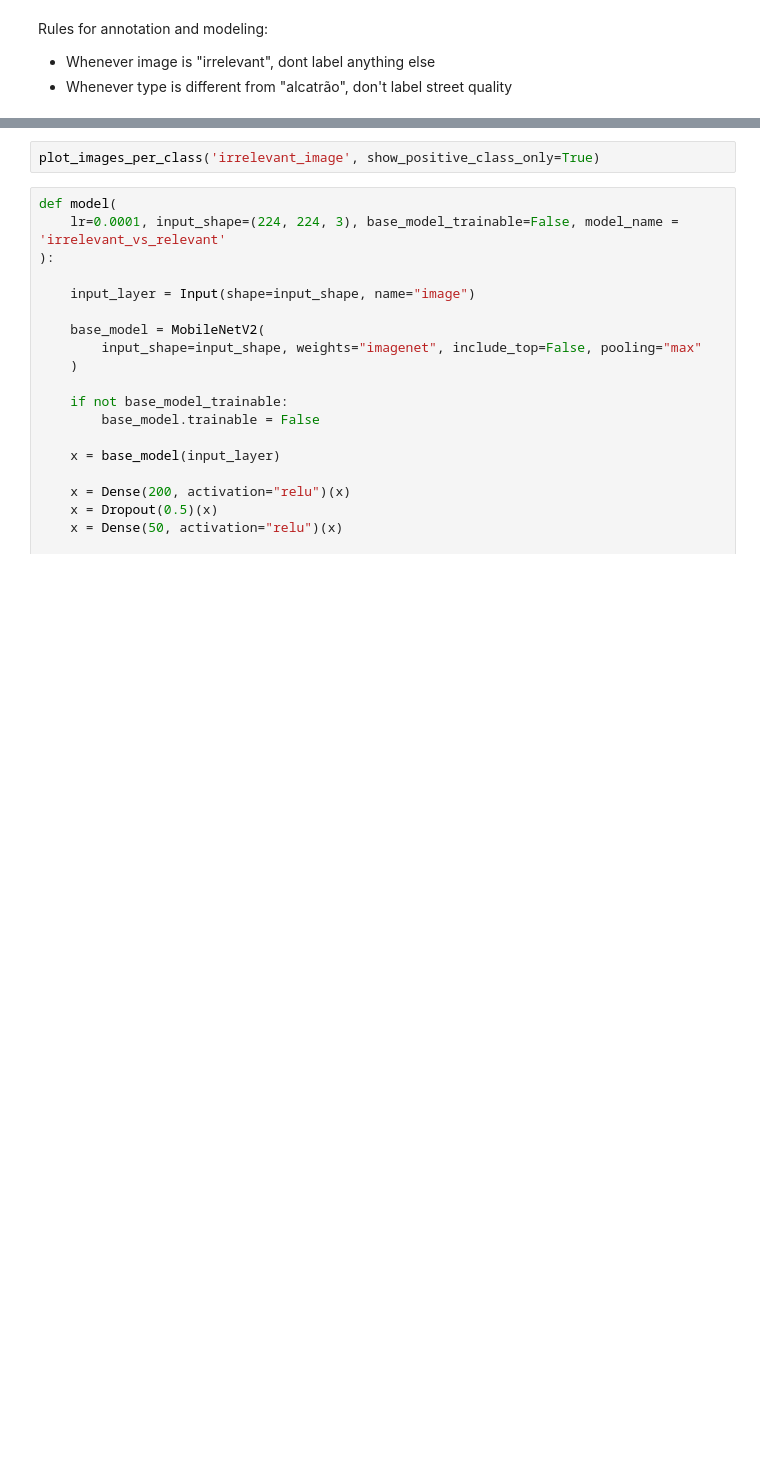
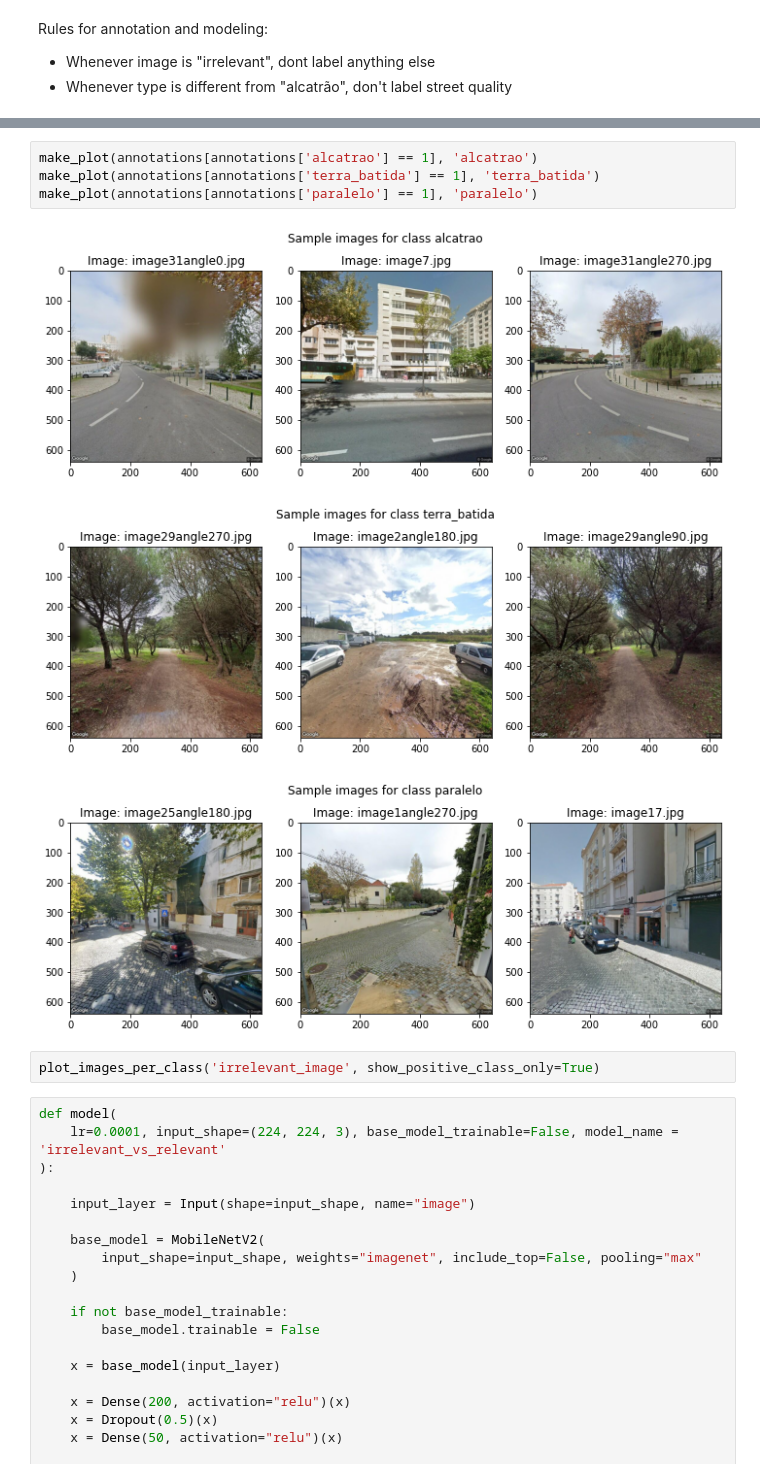
Before and after one commit to TiagoFilipeSousaGoncalves/wdl-tech-moguls, a Jupyter notebook: stage-3/Deliverable.ipynb, the cells around one changed output, grey strips where cells are left out. Drawn from its saved outputs; the diff is of its cells as text; blank space fills up the shorter version.

```diff
--- a/stage-3/Deliverable.ipynb
+++ b/stage-3/Deliverable.ipynb
@@ -47,3 +105,11 @@ annotations.head(3)
+# %%
+make_plot(annotations[annotations['alcatrao'] == 1], 'alcatrao')
+make_plot(annotations[annotations['terra_batida'] == 1], 'terra_batida')
+make_plot(annotations[annotations['paralelo'] == 1], 'paralelo')
+# %% [output]
+[figure, added]
+[figure, added]
+[figure, added]
 # %%
 plot_images_per_class('irrelevant_image', show_positive_class_only=True)
 # %%
```
Also changed, not shown: parts of 7 cells of this notebook, 1 other file.
